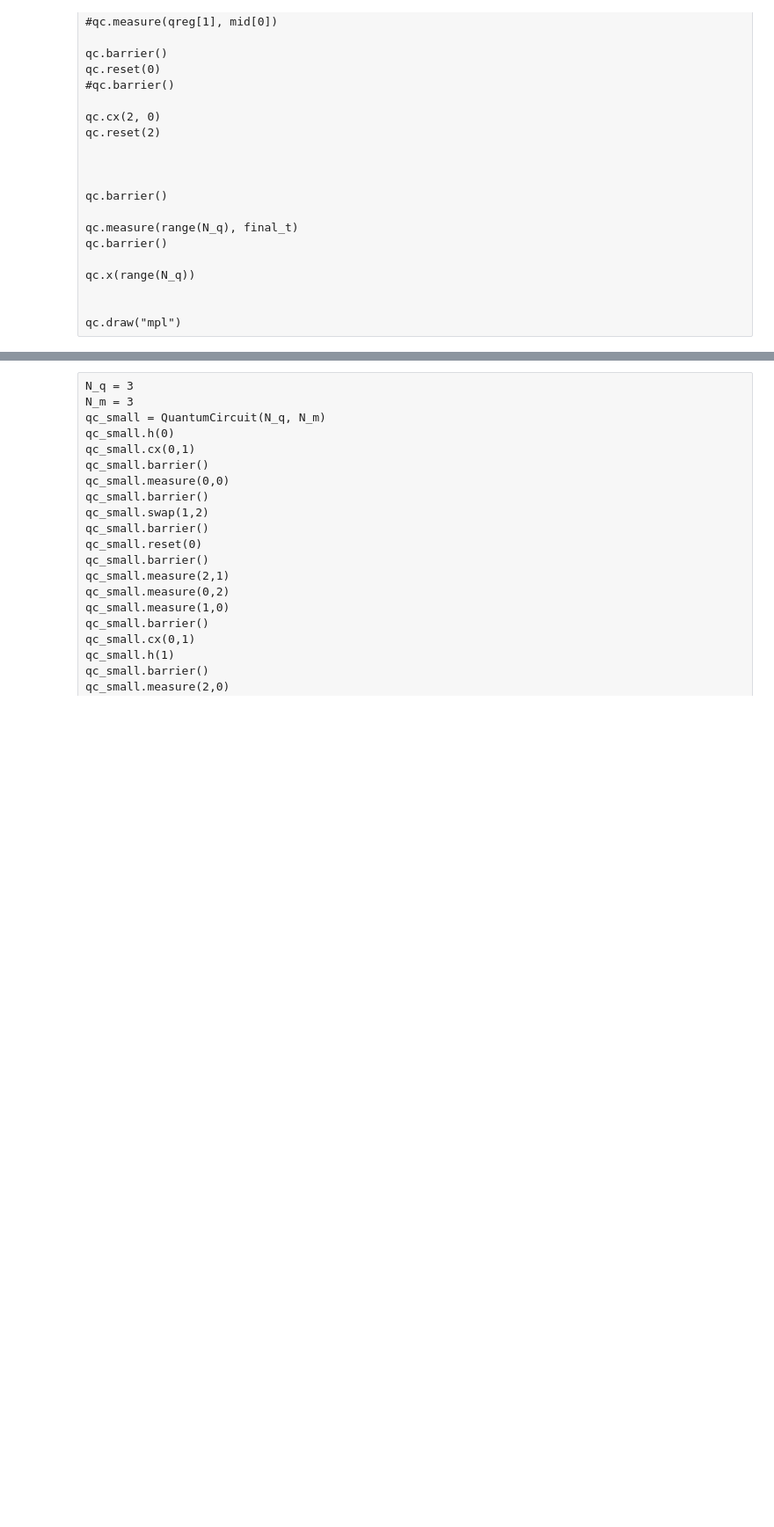
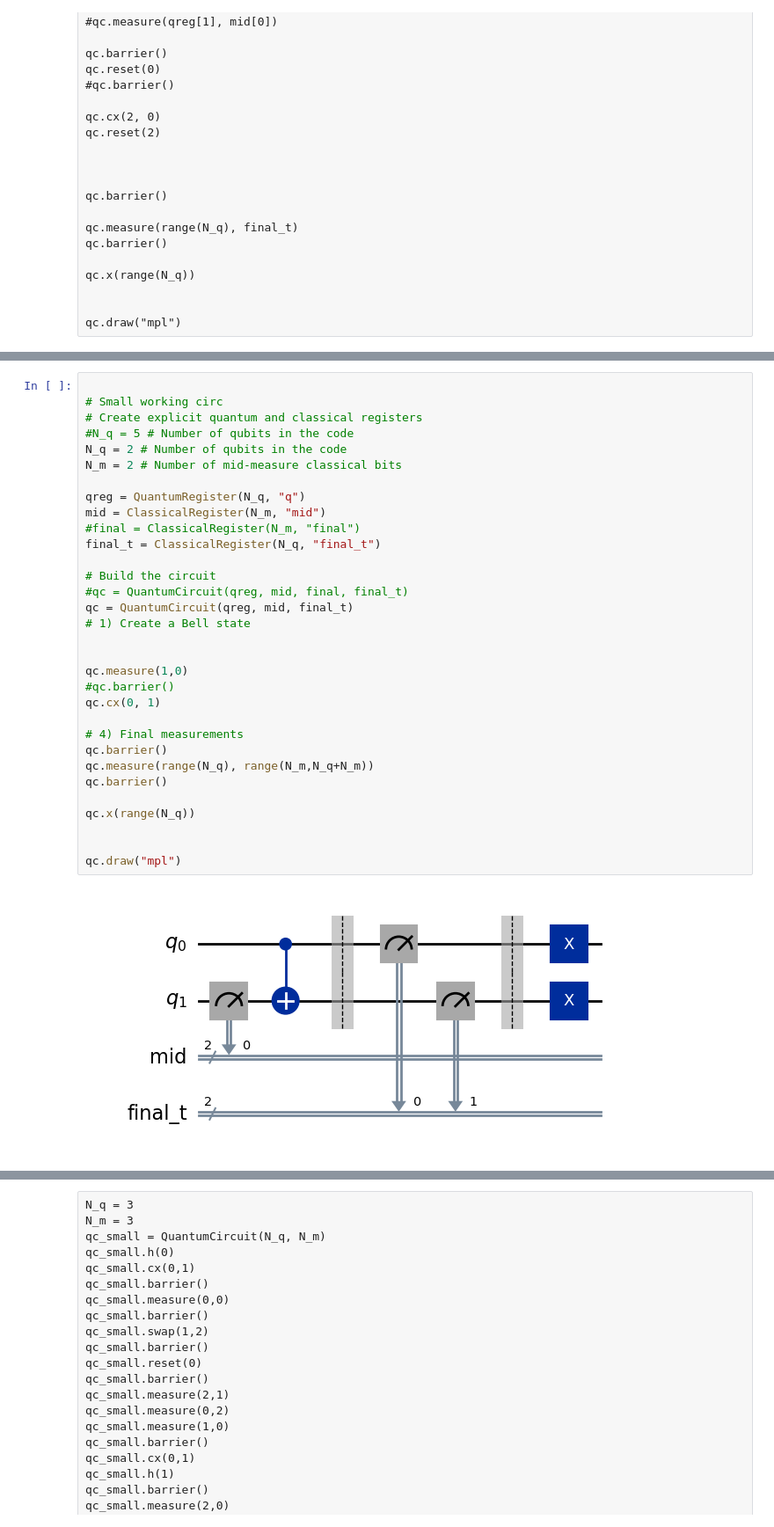
Before and after one commit to CERN-IT-INNOVATION/quantum-gates, a Jupyter notebook: start up and testing/local_fake_backend_test_no_noise.ipynb, the cells around one changed output, grey strips where cells are left out. Shown: that part at 88% size. Saved outputs shown, nothing was run; the diff lists cells and outputs as text; blank space fills up the shorter version.

```diff
--- a/start up and testing/local_fake_backend_test_no_noise.ipynb
+++ b/start up and testing/local_fake_backend_test_no_noise.ipynb
@@ -423,0 +376,34 @@ qc.draw("mpl")
+# %%
+
+# Small working circ
+# Create explicit quantum and classical registers
+#N_q = 5 # Number of qubits in the code
+N_q = 2 # Number of qubits in the code
+N_m = 2 # Number of mid-measure classical bits
+
+qreg = QuantumRegister(N_q, "q")
+mid = ClassicalRegister(N_m, "mid")
+#final = ClassicalRegister(N_m, "final")
+final_t = ClassicalRegister(N_q, "final_t")
+
+# Build the circuit
+#qc = QuantumCircuit(qreg, mid, final, final_t)
+qc = QuantumCircuit(qreg, mid, final_t)
+# 1) Create a Bell state
+
+
+qc.measure(1,0)
+#qc.barrier()
+qc.cx(0, 1)
+
+# 4) Final measurements
+qc.barrier()
+qc.measure(range(N_q), range(N_m,N_q+N_m))
+qc.barrier()
+
+qc.x(range(N_q))
+
+
+qc.draw("mpl")
+# %% [output]
+[figure, added]
```
Also changed, not shown: parts of 14 cells of this notebook, 2 other files.
